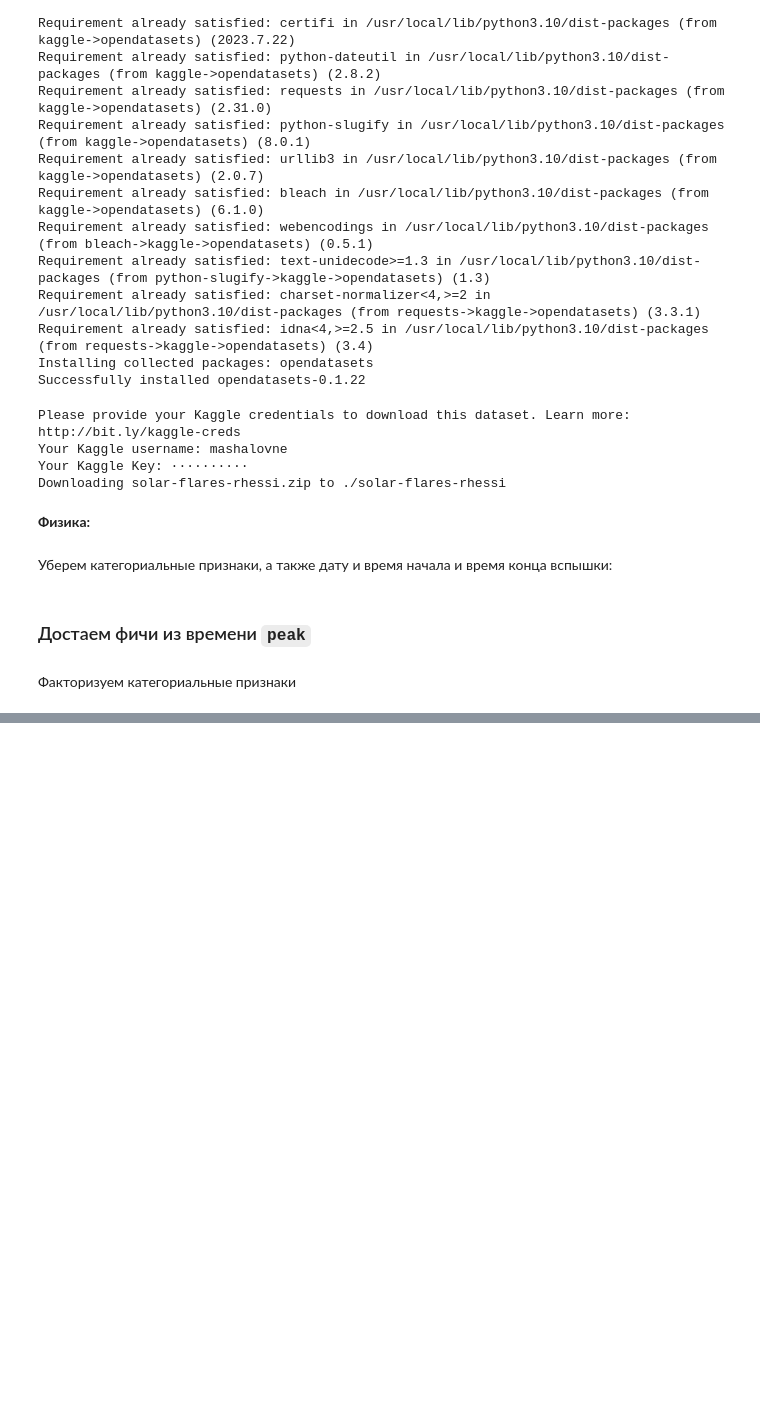
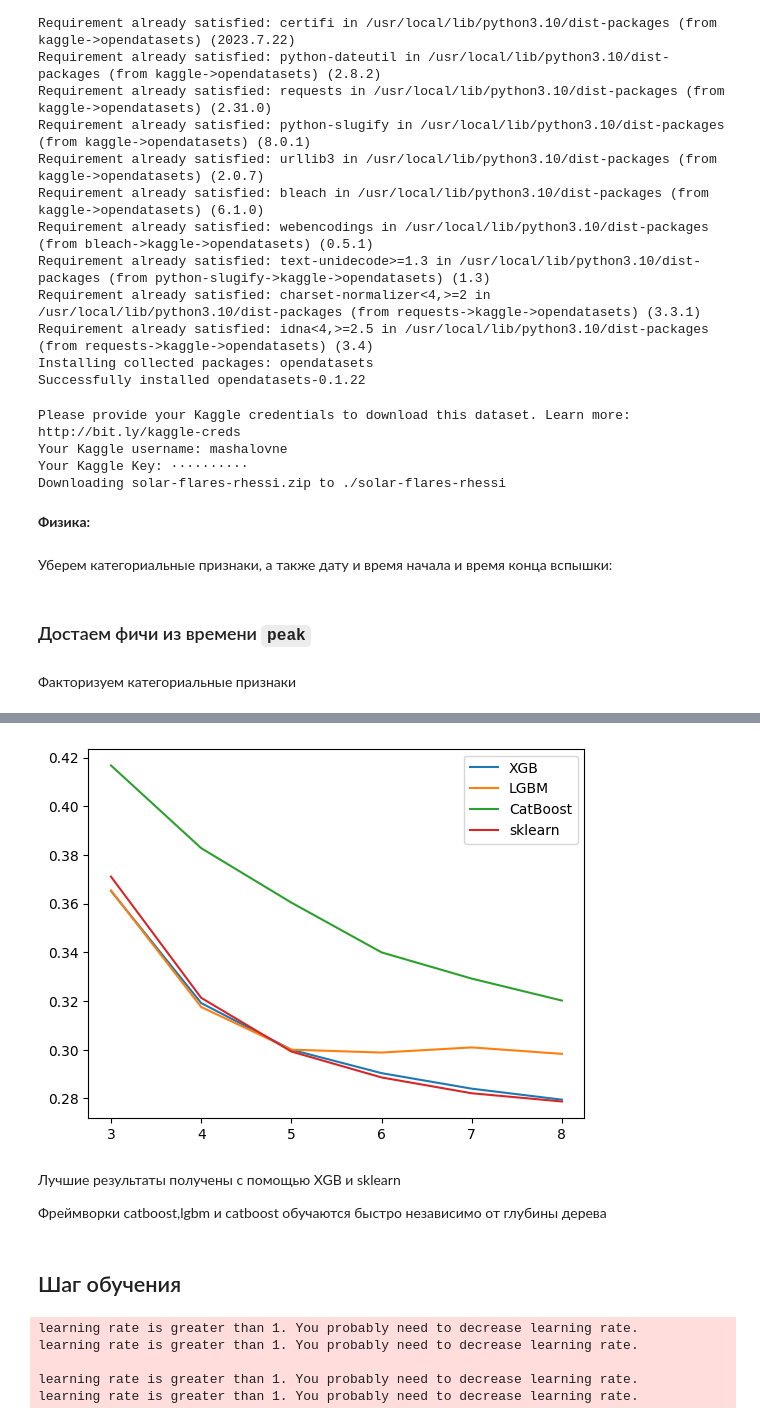
Before and after one commit to NMashalov/2023_OpenMipt_course, a Jupyter notebook: lesson7/dz7.ipynb, the cells around one changed output, grey strips where cells are left out. Saved outputs shown, nothing was run; the diff lists cells and outputs as text; code cells hidden in the pictures; blank space fills up the shorter version.

```diff
--- a/lesson7/dz7.ipynb
+++ b/lesson7/dz7.ipynb
@@ -688,0 +674,17 @@ MAPE(y_test,test_pred)
+# %%
+from xgboost import XGBRegressor
+from lightgbm import LGBMRegressor
+from catboost import CatBoostRegressor
+from sklearn.ensemble import GradientBoostingRegressor
+from functools import partial
+
+boosting_regr = {
+    'XGB': XGBRegressor().fit,
+    'LGBM':LGBMRegressor().fit,
+    'CatBoost': partial(CatBoostRegressor().fit,verbose=False),
+    'sklearn': GradientBoostingRegressor().fit
+}
+
+for boost_name, boost in boosting_regr.items():
+    test_pred = boost(X=X_train,y=y_train).predict(X_test)
+    print(boost_name,MAPE(y_test,test_pred))
@@ -688,0 +744,41 @@ MAPE(y_test,test_pred)
+# %%
+results = {}
+
+for boost_name, boost in tqdm(boosting_regr.items()):
+    result = []
+    for max_depth in tqdm(range(3,9)):
+        test_pred = boost(n_estimators=100,max_depth=max_depth,learning_rate=0.1).fit(X=X_train,y=y_train).predict(X_test)
+        result.append(MAPE(y_test,test_pred))
+
+    results[boost_name] = result
+# %%
+import matplotlib.pyplot as plt
+for label, array in results.items():
+    plt.plot(range(3,9),array,label=label)
+
+plt.legend()
+pass
+# %% [output]
+[figure, added]
+# %% [markdown]
+Лучшие результаты получены с помощью XGB и sklearn
+
+Фреймворки catboost,lgbm и catboost обучаются быстро независимо от глубины дерева
+# %% [markdown]
+## Шаг обучения
+# %%
+results = {}
+
+for boost_name, boost in tqdm(boosting_regr.items()):
+    result = []
+    for lr in tqdm([1e-2,1e-1,5e-1,1,1.5,2]):
+        test_pred = boost(n_estimators=100,max_depth=5,learning_rate=lr).fit(X=X_train,y=y_train).predict(X_test)
+        result.append(MAPE(y_test,test_pred))
+
+    results[boost_name] = result
+# %% [output]
+learning rate is greater than 1. You probably need to decrease learning rate.
+learning rate is greater than 1. You probably need to decrease learning rate.
+
+learning rate is greater than 1. You probably need to decrease learning rate.
+learning rate is greater than 1. You probably need to decrease learning rate.
```
Also changed, not shown: parts of 28 cells of this notebook.
